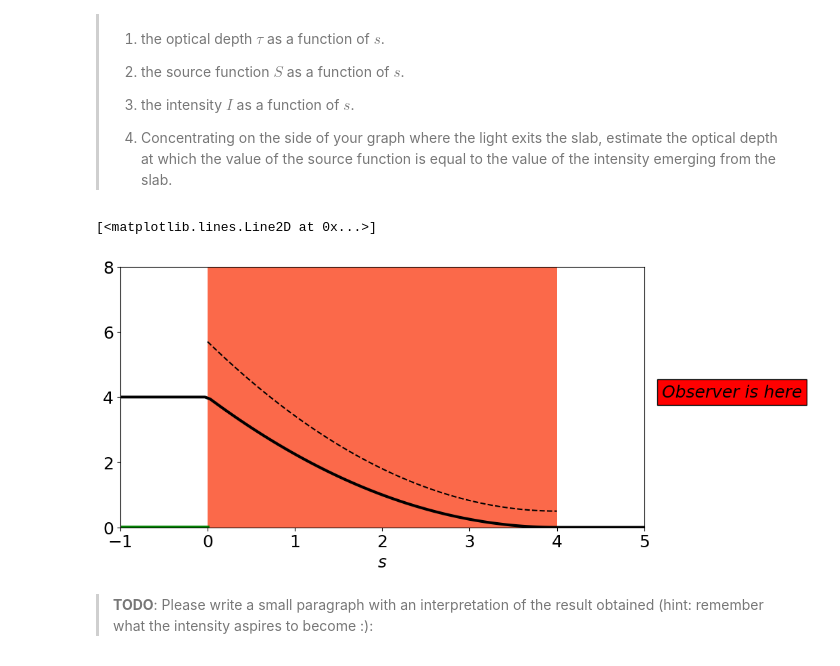
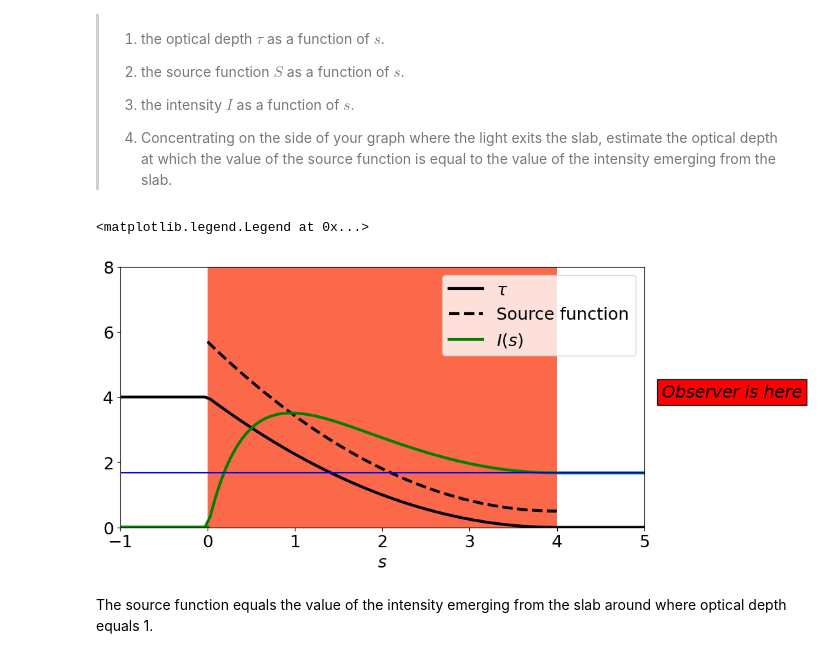
Before and after one commit to ankxie/PHYS633, a Jupyter notebook: Book/L11-SourceFunction/11-SourceFunction-template.ipynb, the cells around one changed output. Cells and saved outputs as stored; diff of their text form; code cells hidden in the pictures.

```diff
--- a/Book/L11-SourceFunction/11-SourceFunction-template.ipynb
+++ b/Book/L11-SourceFunction/11-SourceFunction-template.ipynb
@@ -563,39 +567,59 @@ def tau(s, kr, dis):
     if u <= 0:
       tau_array = np.append(tau_array, -1 * kr * dis * (- 0.5))
 
     if u > 0 and u < 1:
       tau_array = np.append(tau_array, -1 * kr * dis * (u - 0.5*u**2 - 0.5))
 
     if u >= 1:
       tau_array = np.append(tau_array, 0)
 
   return tau_array
 
 ax.plot(s_array, tau(s_array, kappa_rho, d), c = 'k', lw = 3, label = r'$\tau$')
 
 #Source function
 
 def source(s, kr, dis, S0, S1):
   t = tau(s, kr, dis)
 
   source_array = S0 + S1 * t
 
   return source_array
 
-def I_tot(s, kr, dis):
+ax.plot(ss, source(ss, kappa_rho, d, S0, S1), c = 'k', linestyle = '--', lw = 3, label = 'Source function')
+
+#Intensity
+def I_tot(s, kr, dis, S0, S1):
   t = tau(s, kr, dis)
   t0 = tau([0], kr, dis)[0]
   dt = t - t0
+  dt_edge = tau([dis], kr, dis) - t0
   I_array = []
 
-  for i in range(len(t)):
-    if
+  for i in range(len(dt)):
+    if dt[i] == 0:
+      I_array = np.append(I_array, 0)
 
-  return
+    if dt[i] < 0 and dt[i] > dt_edge[0]:
+      I_array = np.append(I_array,  S0 * (1 - np.exp(dt[i])) + S1 * (-np.exp(dt[i]) * (t0 + 1) + (t[i] + 1)))
+      #I_array = np.append(I_array, S1 * (-np.exp(dt[i]) * (t0 + 1) + (t[i] + 1)))
+      #I_array = np.append(I_array,  S0 * (1 - np.exp(dt[i])))
 
-ax.plot(ss, source(ss, kappa_rho, d, S0, S1), c = 'k', linestyle = '--', lw = 3, label = 'Source function')
+    if dt[i] == dt_edge[0]:
+      I_array = np.append(I_array,  S0 * (1 - np.exp(dt_edge[0])) + S1 * (-np.exp(dt_edge[0]) * (t0 + 1) + (t[i] + 1)))
+      #I_array = np.append(I_array,  S1 * (-np.exp(dt_edge[0]) * (t0 + 1) + (t[i] + 1)))
+      #I_array = np.append(I_array,  S0 * (1 - np.exp(dt_edge[0])))
+
+  return I_array
+
+#print(I_tot(s_array,kappa_rho, d, S0, S1))
+ax.plot(s_array, I_tot(s_array,kappa_rho, d, S0, S1), c = 'g', lw = 3, label = r'$I(s)$')
+
+ax.axhline(y = I_tot(s_array,kappa_rho, d, S0, S1)[-1], c = 'b')
+
+ax.legend(loc=0)
 # %% [output]
-[<matplotlib.lines.Line2D at 0x...>]
+<matplotlib.legend.Legend at 0x...>
-[figure, old version]
+[figure, new version]
-# %% [markdown]
-> **TODO**: Please write a small paragraph with an interpretation of the result obtained (hint: remember what the intensity aspires to become :):
+# %% [markdown]
+The source function equals the value of the intensity emerging from the slab around where optical depth equals 1.
```
Also changed, not shown: parts of 2 cells of this notebook.
